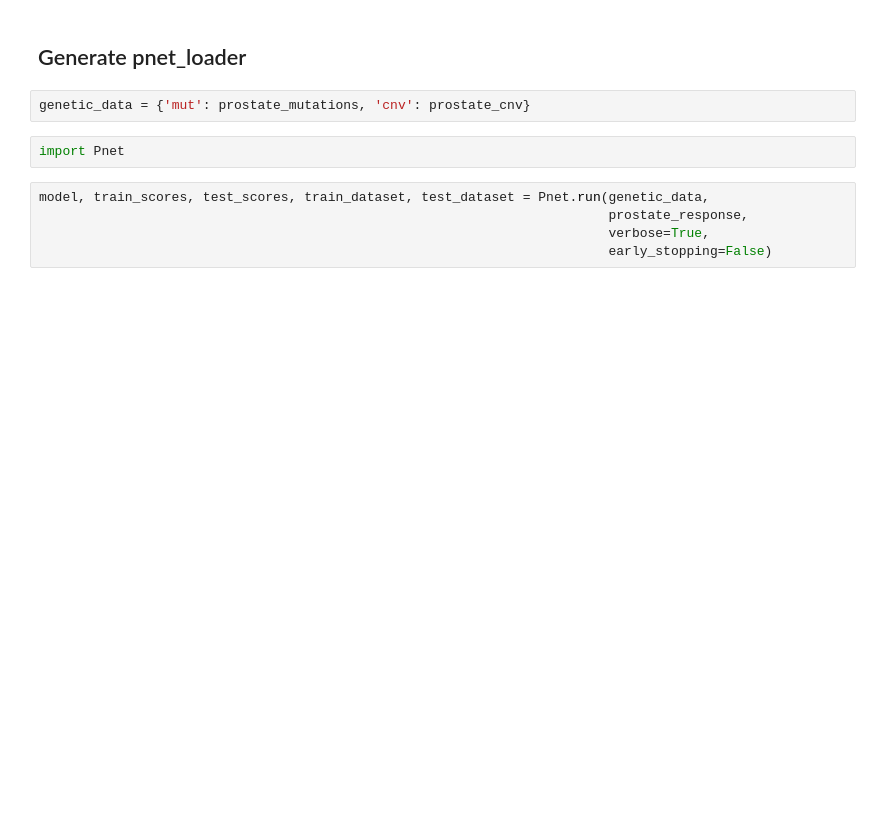
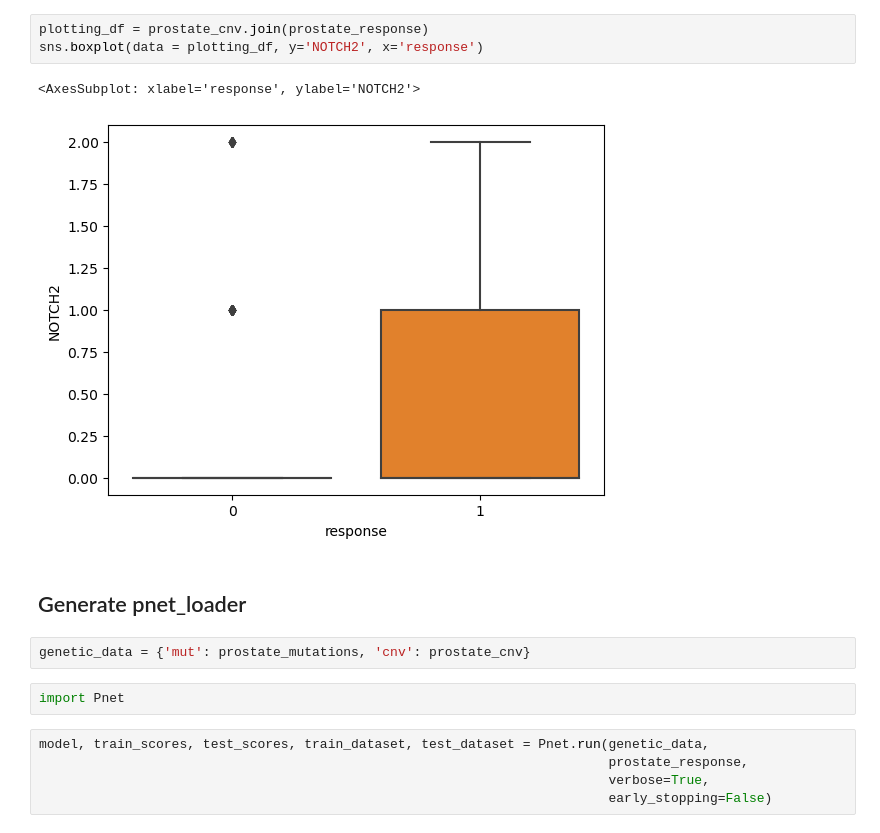
Before and after one commit to vanallenlab/pnet, a Jupyter notebook: src/prostate_validation.ipynb, the cells around one changed output. Saved outputs shown, nothing was run; the diff lists cells and outputs as text; blank space fills up the shorter version.

```diff
--- a/src/prostate_validation.ipynb
+++ b/src/prostate_validation.ipynb
@@ -55,3 +65,9 @@ prostate_cnv = prostate_cnv[list(set(prostate_cnv.columns).intersection(prostate
+# %%
+plotting_df = prostate_cnv.join(prostate_response)
+sns.boxplot(data = plotting_df, y='NOTCH2', x='response')
+# %% [output]
+<AxesSubplot: xlabel='response', ylabel='NOTCH2'>
+[figure, added]
 # %% [markdown]
 ## Generate pnet_loader
 # %%
```
Also changed, not shown: parts of 8 cells of this notebook, 3 other files.
